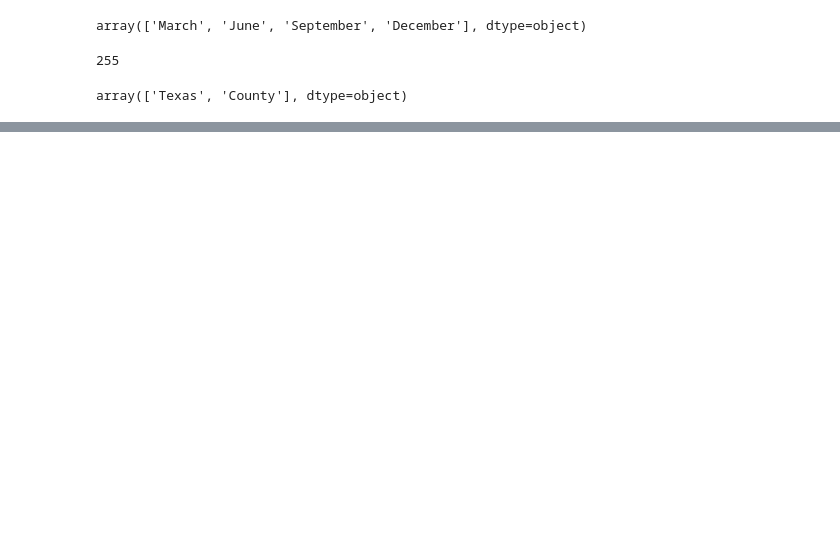
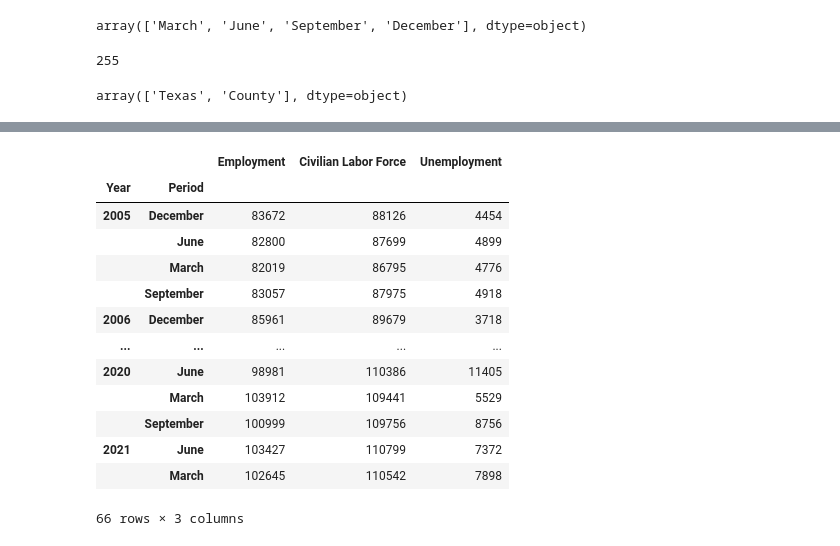
Before and after one commit to bmanandhar/texas_labor_status, a Jupyter notebook: texas_labor.ipynb, the cells around one changed output, grey strips where cells are left out. Drawn from its saved outputs; the diff is of its cells as text; code cells hidden in the pictures; blank space fills up the shorter version.

```diff
--- a/texas_labor.ipynb
+++ b/texas_labor.ipynb
@@ -80,0 +214,3 @@ plt.show()
+# %%
+# drop rows with value 'Adjusted' in 'Adjustment' column
+df = df[df['Adjustment'] != 'Adjusted']
@@ -80,0 +268,20 @@ plt.show()
+# %%
+grouped_by_year_period = df.groupby(['Year', 'Period'])
+
+year_period_mean = grouped_by_year_period[['Employment', 'Civilian Labor Force', 'Unemployment']].mean().round().astype(int)
+year_period_mean
+# %% [output]
+|  |  | Employment | Civilian Labor Force | Unemployment |
+| Year | Period |  |  |  |
+| 2005 | December | 83672 | 88126 | 4454 |
+|  | June | 82800 | 87699 | 4899 |
+|  | March | 82019 | 86795 | 4776 |
+|  | September | 83057 | 87975 | 4918 |
+| 2006 | December | 85961 | 89679 | 3718 |
+| ... | ... | ... | ... | ... |
+| 2020 | June | 98981 | 110386 | 11405 |
+|  | March | 103912 | 109441 | 5529 |
+|  | September | 100999 | 109756 | 8756 |
+| 2021 | June | 103427 | 110799 | 7372 |
+|  | March | 102645 | 110542 | 7898 |
+66 rows × 3 columns
```
Also changed, not shown: parts of 23 cells of this notebook.
